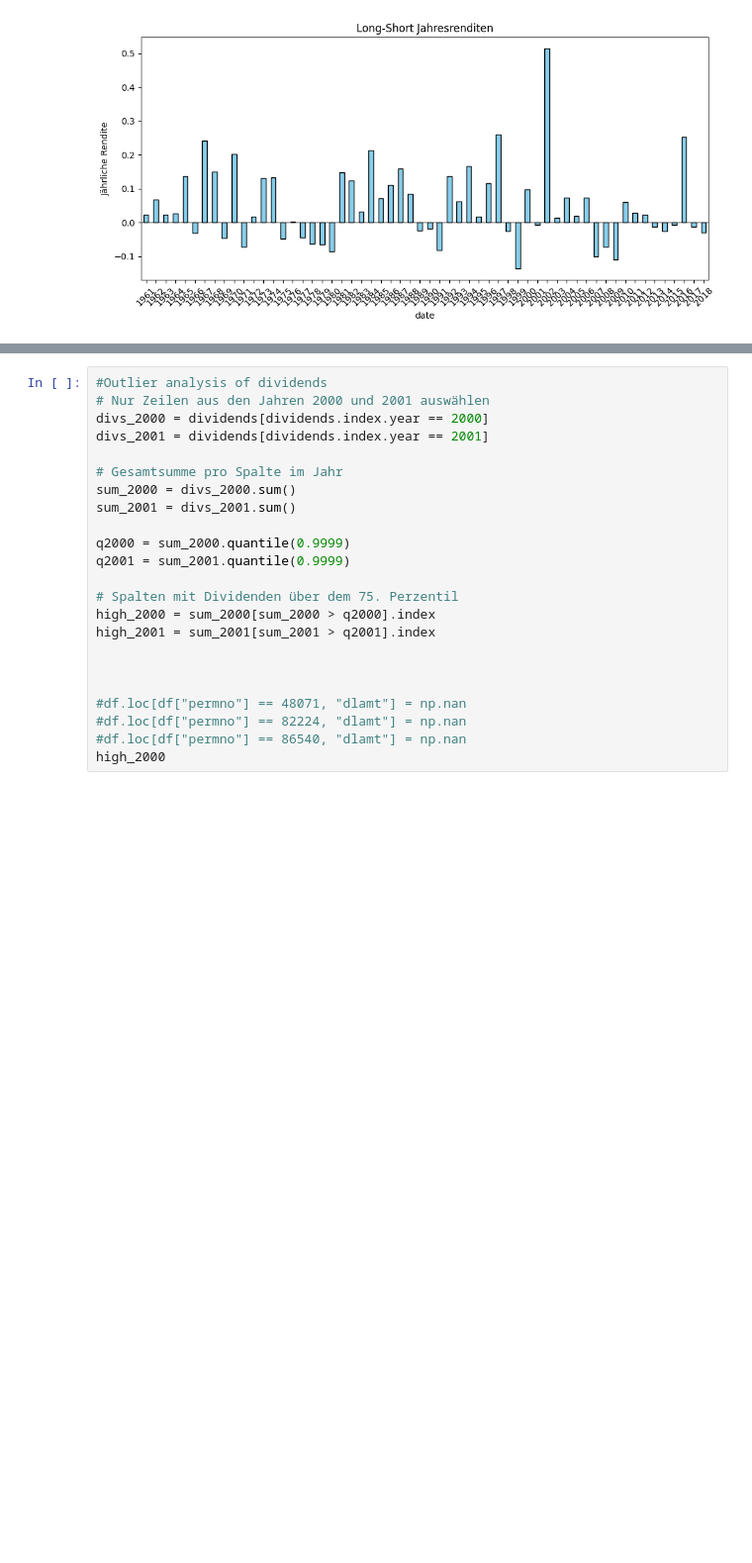
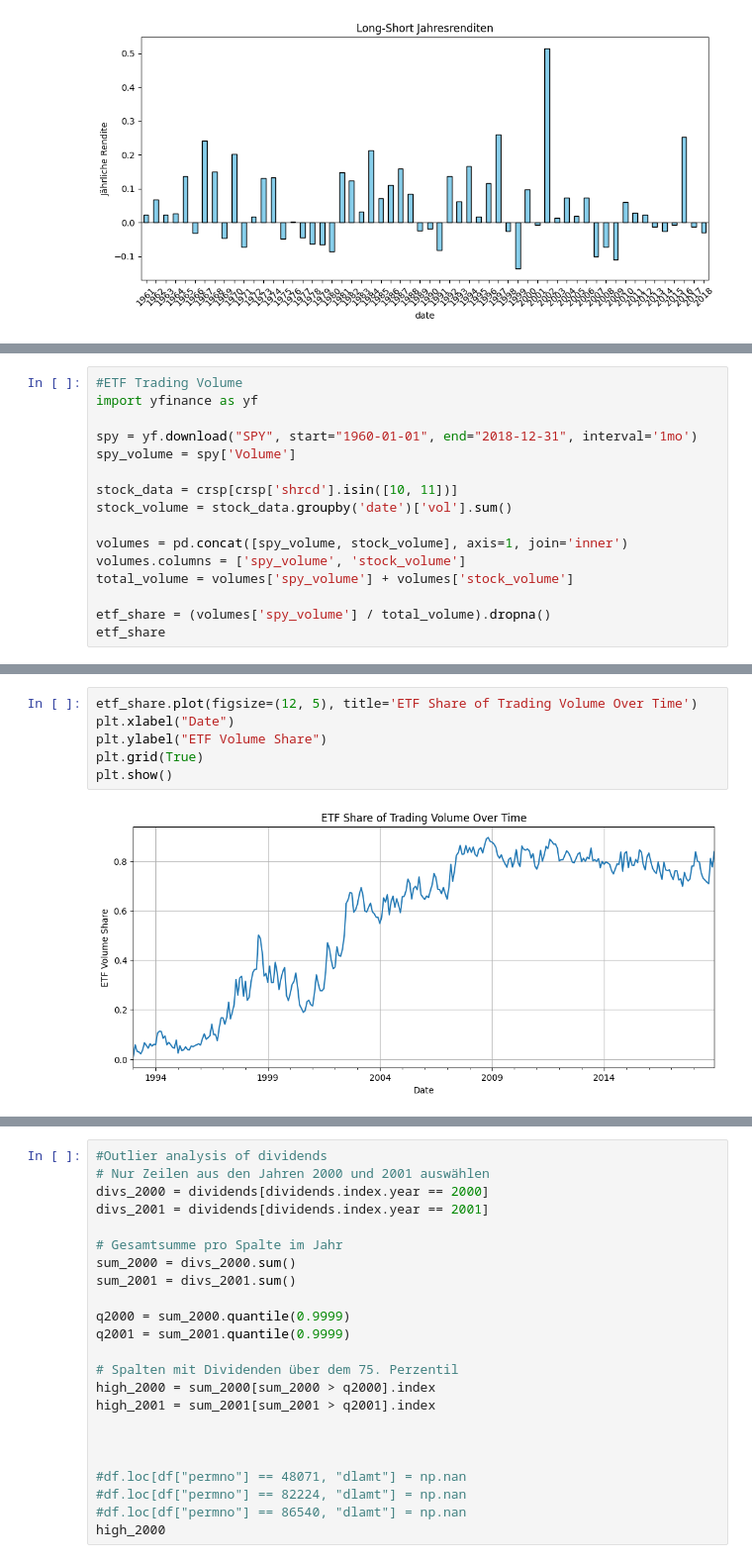
Before and after one commit to justusschenk/valueinvesting, a Jupyter notebook: Portfolio-composition.ipynb, the cells around one changed output, grey strips where cells are left out. Shown at 99% size. Cells and saved outputs as stored; diff of their text form; blank space fills up the shorter version.

```diff
--- a/Portfolio-composition.ipynb
+++ b/Portfolio-composition.ipynb
@@ -1064,0 +1164,16 @@ plt.show()
+# %%
+#ETF Trading Volume
+import yfinance as yf
+
+spy = yf.download("SPY", start="1960-01-01", end="2018-12-31", interval='1mo')
+spy_volume = spy['Volume']
+
+stock_data = crsp[crsp['shrcd'].isin([10, 11])]
+stock_volume = stock_data.groupby('date')['vol'].sum()
+
+volumes = pd.concat([spy_volume, stock_volume], axis=1, join='inner')
+volumes.columns = ['spy_volume', 'stock_volume']
+total_volume = volumes['spy_volume'] + volumes['stock_volume']
+
+etf_share = (volumes['spy_volume'] / total_volume).dropna()
+etf_share
@@ -1064,0 +1194,8 @@ plt.show()
+# %%
+etf_share.plot(figsize=(12, 5), title='ETF Share of Trading Volume Over Time')
+plt.xlabel("Date")
+plt.ylabel("ETF Volume Share")
+plt.grid(True)
+plt.show()
+# %% [output]
+[figure, added]
```
Also changed, not shown: parts of 7 cells of this notebook, 2 other files.
